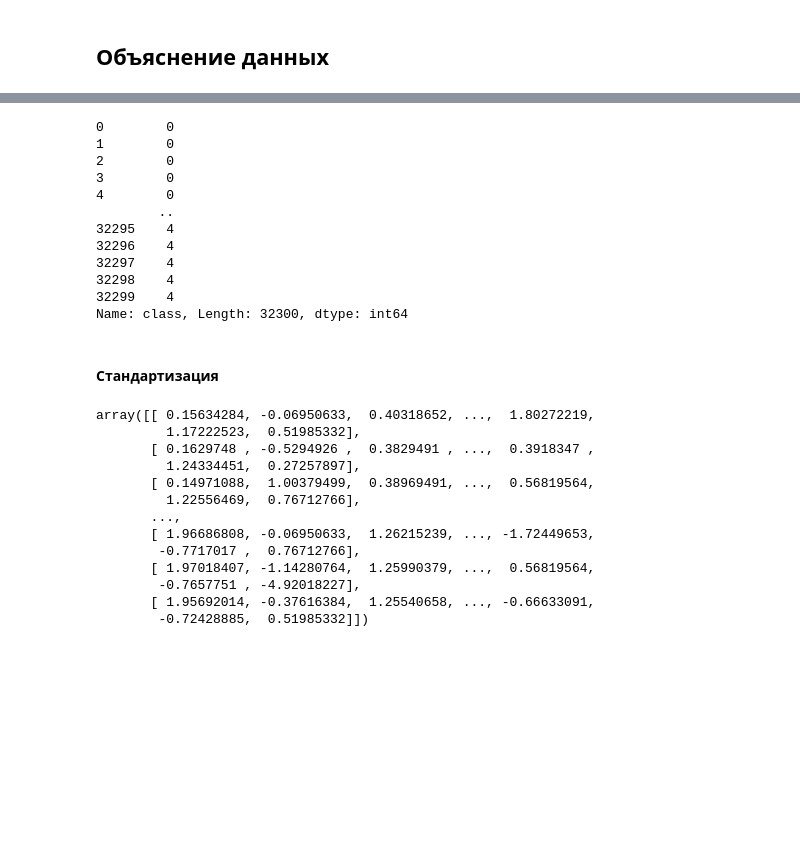
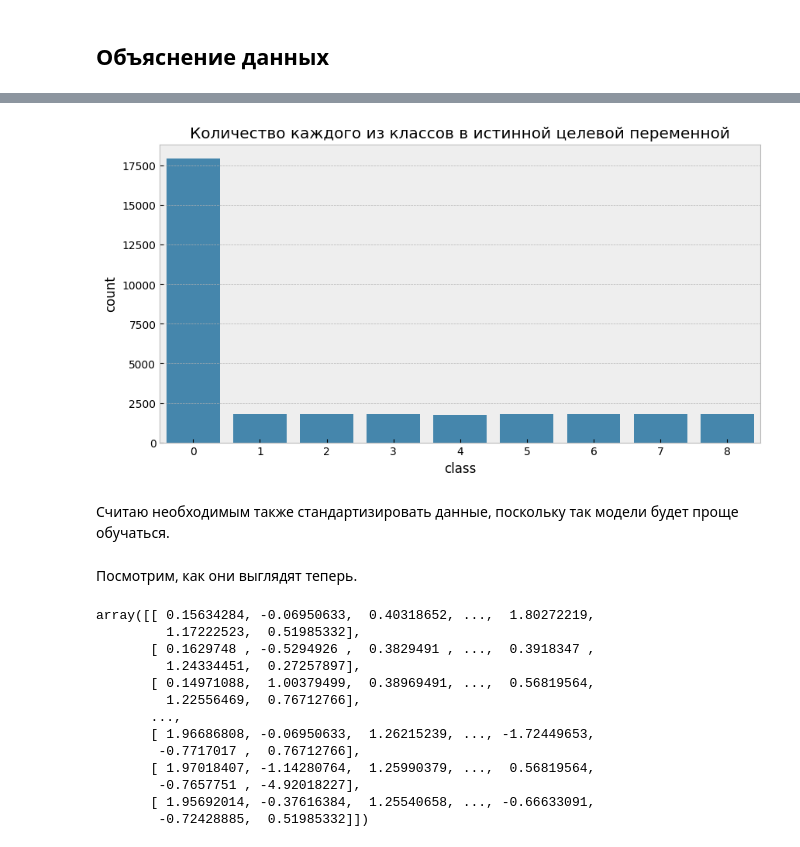
Before and after one commit to georgekovin/Motorica-Classif-Test, a Jupyter notebook: task.ipynb, the cells around one changed output, grey strips where cells are left out. Cells and saved outputs as stored; diff of their text form; code cells hidden in the pictures; blank space fills up the shorter version.

```diff
--- a/task.ipynb
+++ b/task.ipynb
@@ -23,6 +23,8 @@ import sklearn.preprocessing as pp
 import warnings
 warnings.filterwarnings('ignore')
 
+plt.style.use('bmh')
+
 # для random_state
 SEED = 3
 # %%
@@ -113,22 +132,15 @@ X_test_2d
 # %%
-y_train_2d = pd.read_csv('data/y_train.csv')['class']
+y_train_2d = y_train['class']
 
-y_train_2d
+plt.figure(figsize=(10, 5))
+sns.barplot(y_train_2d.value_counts())
+
+plt.title('Количество каждого из классов в истинной целевой переменной')
+plt.show()
 # %% [output]
-0        0
-1        0
-2        0
-3        0
-4        0
-        ..
-32295    4
-32296    4
-32297    4
-32298    4
-32299    4
-Name: class, Length: 32300, dtype: int64
+[figure, added]
 # %% [markdown]
-#### Стандартизация
+Считаю необходимым также стандартизировать данные, поскольку так модели будет проще обучаться.
 # %%
 scaler = pp.StandardScaler()
 
@@ -137,6 +150,8 @@ scaler.fit(X_full)
 
 X_train_2d = scaler.transform(X_train_2d)
 X_test_2d = scaler.transform(X_test_2d)
+# %% [markdown]
+Посмотрим, как они выглядят теперь.
 # %%
 X_train_2d
 # %% [output]
```
Also changed, not shown: parts of 36 cells of this notebook, 1 other file.
